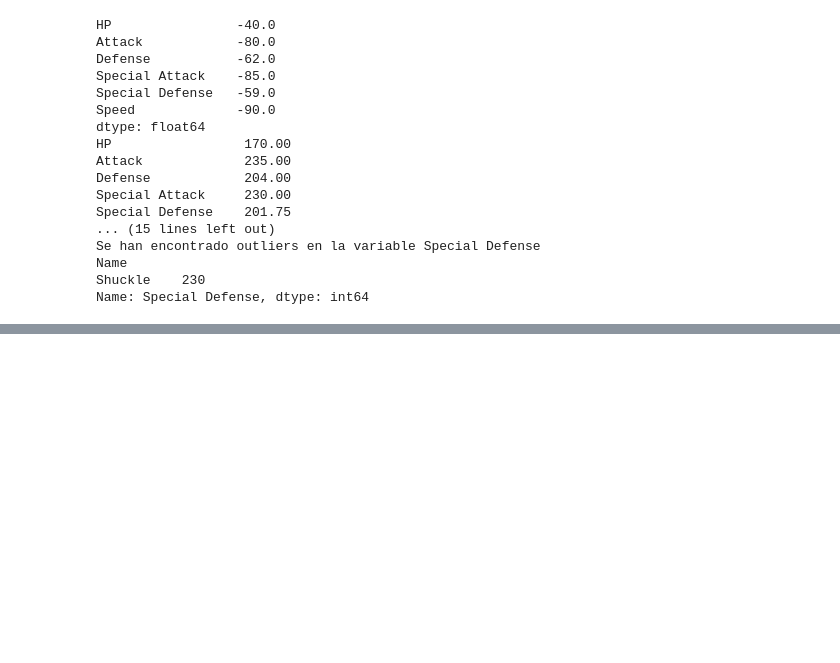
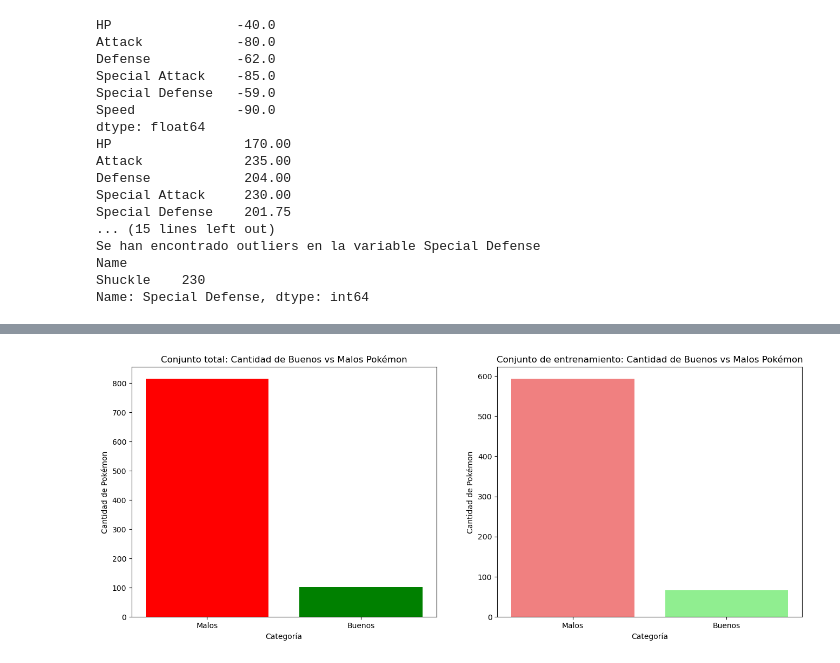
Before and after one commit to HalconVengador2004/ProyectoPreparacionDeDatos, a Jupyter notebook: ProyectoPreparacionDeDatosV3.ipynb, the cells around one changed output, grey strips where cells are left out. Cells and saved outputs as stored; diff of their text form; code cells hidden in the pictures; blank space fills up the shorter version.

```diff
--- a/ProyectoPreparacionDeDatosV3.ipynb
+++ b/ProyectoPreparacionDeDatosV3.ipynb
@@ -112,7 +85,7 @@ class TypeCategorizer(TransformerMixin):
             for char in caracteresAEliminar:
                 Xaux.loc[:,c]= Xaux.loc[:,c].str.replace(char,'')
             #Después, para los Pokémon que solo tienen un tipo, vamos a añadirles un segundo tipo "nulo"
-            Xaux[['Type', 'Type']] = Xaux.loc[:,c].str.split(',', expand=True) #Expand true para que cree dos nuevas columnas
+            Xaux[['Type 1', 'Type 2']] = Xaux.loc[:,c].str.split(',', expand=True) #Expand true para que cree dos nuevas columnas
 
             #Por último, hay que borrar la columna de "Types" original
             Xaux=Xaux.drop(["Types"], axis=1)
@@ -270,7 +230,7 @@ X_ConTiposHabilidadesNombresEvolHabilidadTipos #PENDIENTE DE LA RESPUESTA DE JOS
 Dividimos los datos en: Conjunto de entrenamiento, validación y test.
 # %%
 # Creación de los conjuntos de test (10% de los ejemplos) y el resto de ejemplos
-restoEjemplos_X, X_test, restoEjemplos_y, y_test =  train_test_split(X.loc[:,:],y.loc[:], test_size=0.10, random_state=123)
+restoEjemplos_X, X_test, restoEjemplos_y, y_test =  train_test_split(X_ConTiposHabilidadesNombresEvolHabilidadTipos.loc[:,:], y_transformed.loc[:], test_size=0.10, random_state=123)
 
 # Creación de los conjuntos de train (80% de los ejemplos) y de validación (resto de los ejemplos)
 X_train, X_val, y_train, y_val =  train_test_split(restoEjemplos_X,restoEjemplos_y, train_size=0.80, test_size=0.20, random_state=123)
@@ -364,0 +338,21 @@ Name: Special Defense, dtype: int64
+# %%
+#Contamos los pokémons de cada categoría
+n_malos = y_transformed[y_transformed==0].count()[0]
+n_buenos = y_transformed[y_transformed==1].count()[0]
+n_malos_train = y_train[y_train==0].count()[0]
+n_buenos_train = y_train[y_train==1].count()[0]
+
+
+#Mostramos el número de cada categoría, tanto en el conjunto de datos como en el de entrenamiento
+print("Conjunto de datos total:")
+print("Malos: "+str(n_malos) + ", Buenos: "+str(n_buenos))
+
+print("\nConjunto de datos de entrenamiento:")
+print("Malos: "+str(n_malos_train) + ", Buenos: "+str(n_buenos_train))
+
+#Imbalance ratio
+IR = n_malos/n_buenos
+print("\nImbalanced ratio datos totales: " + str(IR))
+
+IR_train = n_malos_train/n_buenos_train
+print("Imbalanced ratio conjunto entrenamiento: " + str(IR_train))
@@ -364,0 +368,22 @@ Name: Special Defense, dtype: int64
+# %%
+# Crear el histograma para buenos vs malos
+plt.figure(figsize=(16, 6))
+
+# Gráficos de barras de los Pokémons totales
+plt.subplot(1,2,1)
+plt.bar(['Malos', 'Buenos'], [n_malos, n_buenos], color=['red', 'green'])
+plt.xlabel('Categoría')
+plt.ylabel('Cantidad de Pokémon')
+plt.title('Conjunto total: Cantidad de Buenos vs Malos Pokémon')
+
+# Gráficos de barras de los Pokémons del conjunto de entrenamiento
+plt.subplot(1,2,2)
+plt.bar(['Malos', 'Buenos'], [n_malos_train, n_buenos_train], color=['lightcoral', 'lightgreen'])
+plt.xlabel('Categoría')
+plt.ylabel('Cantidad de Pokémon')
+plt.title('Conjunto de entrenamiento: Cantidad de Buenos vs Malos Pokémon')
+
+# Mostrar el gráfico
+plt.show()
+# %% [output]
+[figure, added]
```
Also changed, not shown: parts of 11 cells of this notebook.
